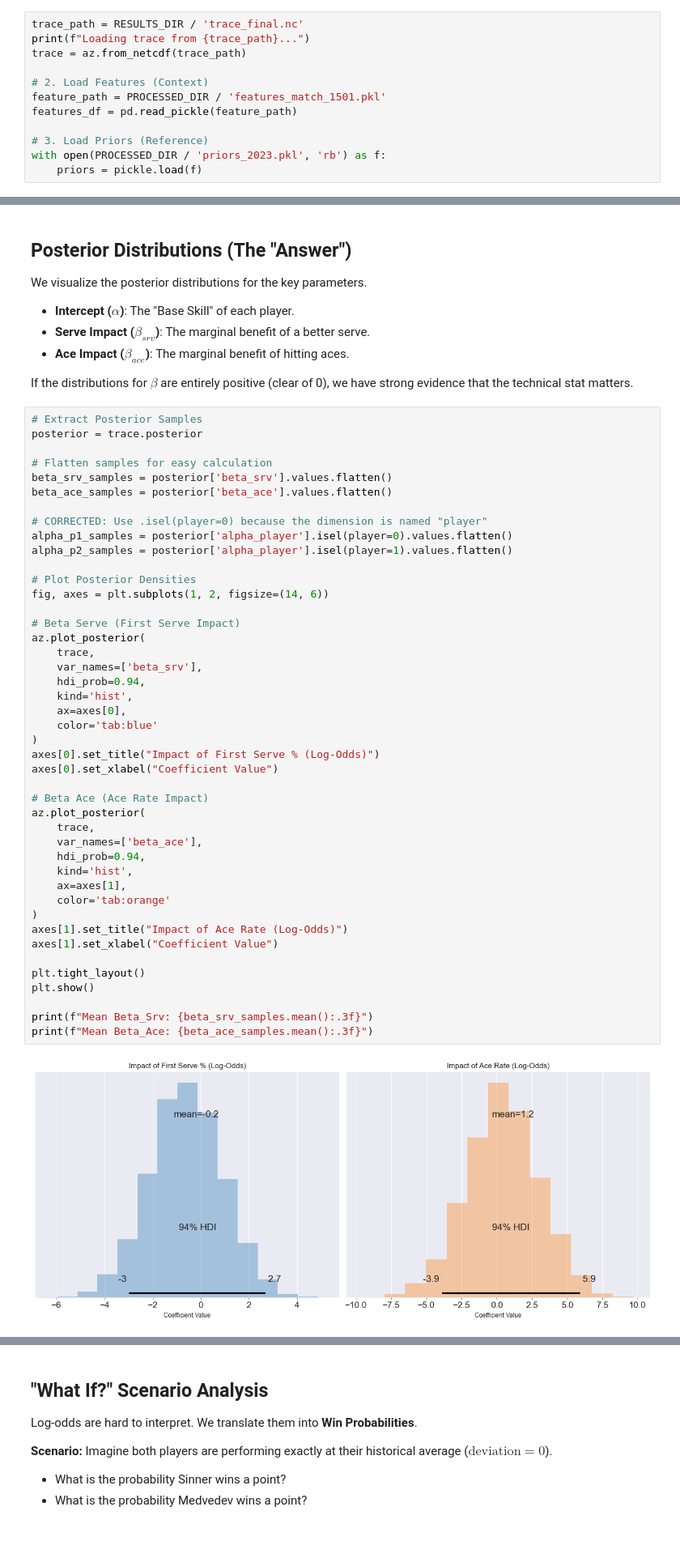
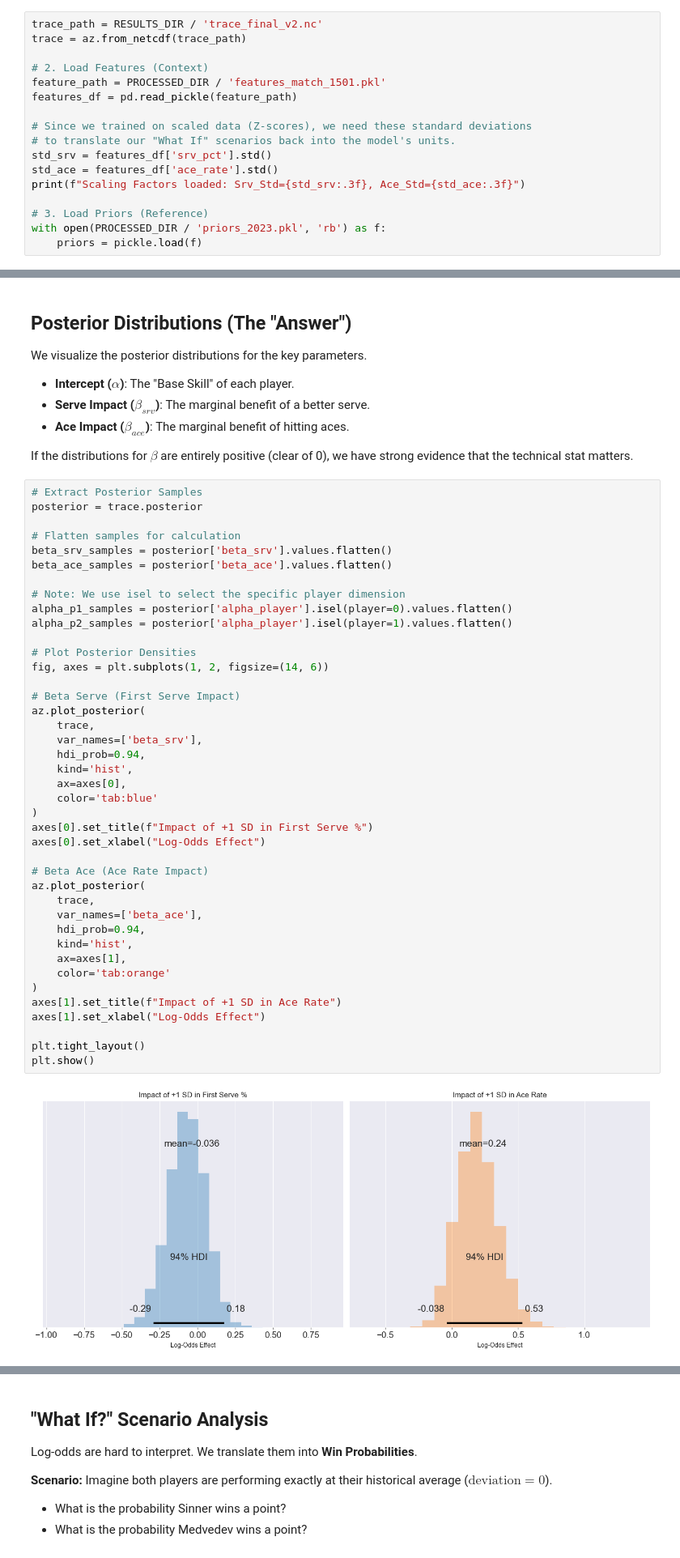
Before and after one commit to taniiiabeliaeva/tennis_prob, a Jupyter notebook: notebooks_src/04_posterior_analysis.ipynb, the cells around one changed output, grey strips where cells are left out. Shown at 81% size. Saved outputs shown, nothing was run; the diff lists cells and outputs as text.

```diff
--- a/notebooks_src/04_posterior_analysis.ipynb
+++ b/notebooks_src/04_posterior_analysis.ipynb
@@ -17,14 +17,19 @@ RESULTS_DIR = PROJECT_ROOT / "results"
 plt.style.use('seaborn-v0_8-darkgrid')
 sns.set_palette('husl')
 # %%
-trace_path = RESULTS_DIR / 'trace_final.nc'
-print(f"Loading trace from {trace_path}...")
+trace_path = RESULTS_DIR / 'trace_final_v2.nc'
 trace = az.from_netcdf(trace_path)
 
 # 2. Load Features (Context)
 feature_path = PROCESSED_DIR / 'features_match_1501.pkl'
 features_df = pd.read_pickle(feature_path)
 
+# Since we trained on scaled data (Z-scores), we need these standard deviations
+# to translate our "What If" scenarios back into the model's units.
+std_srv = features_df['srv_pct'].std()
+std_ace = features_df['ace_rate'].std()
+print(f"Scaling Factors loaded: Srv_Std={std_srv:.3f}, Ace_Std={std_ace:.3f}")
+
 # 3. Load Priors (Reference)
 with open(PROCESSED_DIR / 'priors_2023.pkl', 'rb') as f:
     priors = pickle.load(f)
@@ -45,45 +50,42 @@ If the distributions for $\beta$ are entirely positive (clear of 0), we have str
 # Extract Posterior Samples
 posterior = trace.posterior
 
-# Flatten samples for easy calculation
+# Flatten samples for calculation
 beta_srv_samples = posterior['beta_srv'].values.flatten()
 beta_ace_samples = posterior['beta_ace'].values.flatten()
 
-# CORRECTED: Use .isel(player=0) because the dimension is named "player"
+# Note: We use isel to select the specific player dimension
 alpha_p1_samples = posterior['alpha_player'].isel(player=0).values.flatten()
 alpha_p2_samples = posterior['alpha_player'].isel(player=1).values.flatten()
 
 # Plot Posterior Densities
 fig, axes = plt.subplots(1, 2, figsize=(14, 6))
 
 # Beta Serve (First Serve Impact)
 az.plot_posterior(
     trace,
     var_names=['beta_srv'],
     hdi_prob=0.94,
     kind='hist',
     ax=axes[0],
     color='tab:blue'
 )
-axes[0].set_title("Impact of First Serve % (Log-Odds)")
-axes[0].set_xlabel("Coefficient Value")
+axes[0].set_title(f"Impact of +1 SD in First Serve %")
+axes[0].set_xlabel("Log-Odds Effect")
 
 # Beta Ace (Ace Rate Impact)
 az.plot_posterior(
     trace,
     var_names=['beta_ace'],
     hdi_prob=0.94,
     kind='hist',
     ax=axes[1],
     color='tab:orange'
 )
-axes[1].set_title("Impact of Ace Rate (Log-Odds)")
-axes[1].set_xlabel("Coefficient Value")
+axes[1].set_title(f"Impact of +1 SD in Ace Rate")
+axes[1].set_xlabel("Log-Odds Effect")
 
 plt.tight_layout()
 plt.show()
-
-print(f"Mean Beta_Srv: {beta_srv_samples.mean():.3f}")
-print(f"Mean Beta_Ace: {beta_ace_samples.mean():.3f}")
 # %% [output]
-[figure, old version]
+[figure, new version]
```
Also changed, not shown: parts of 6 cells of this notebook, 1 other file.
